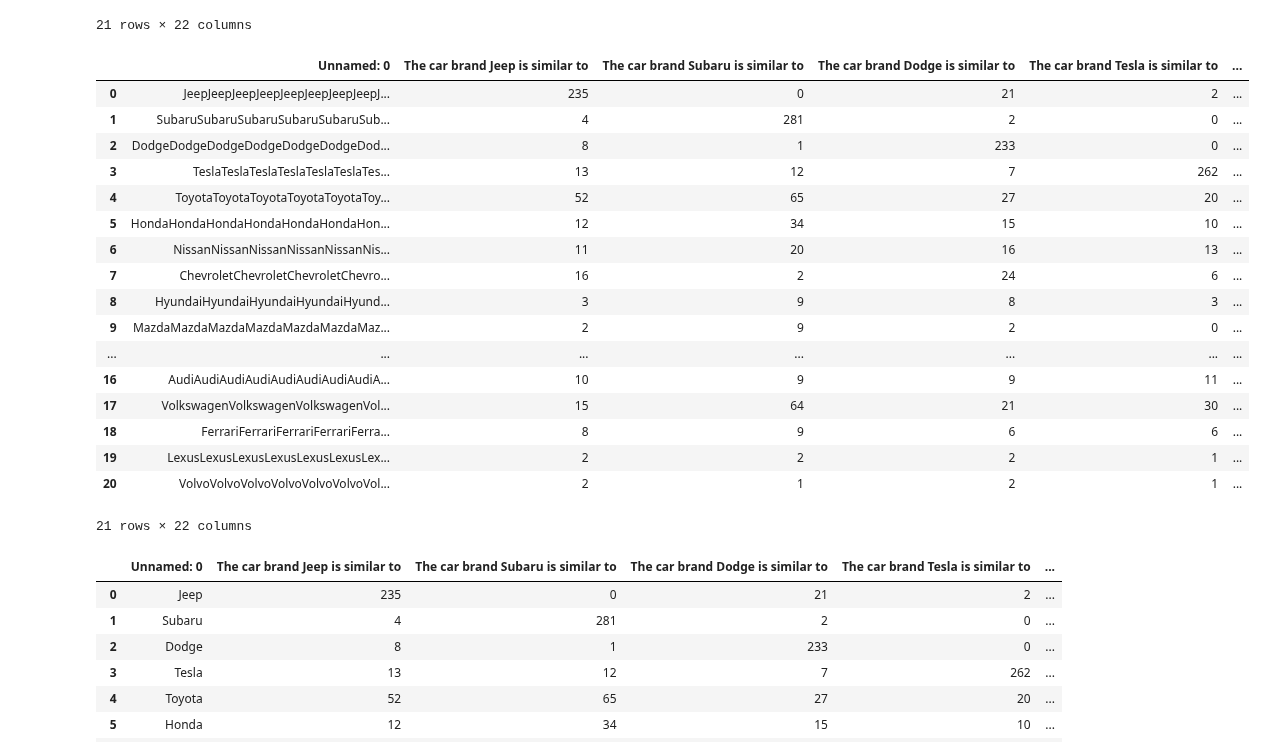
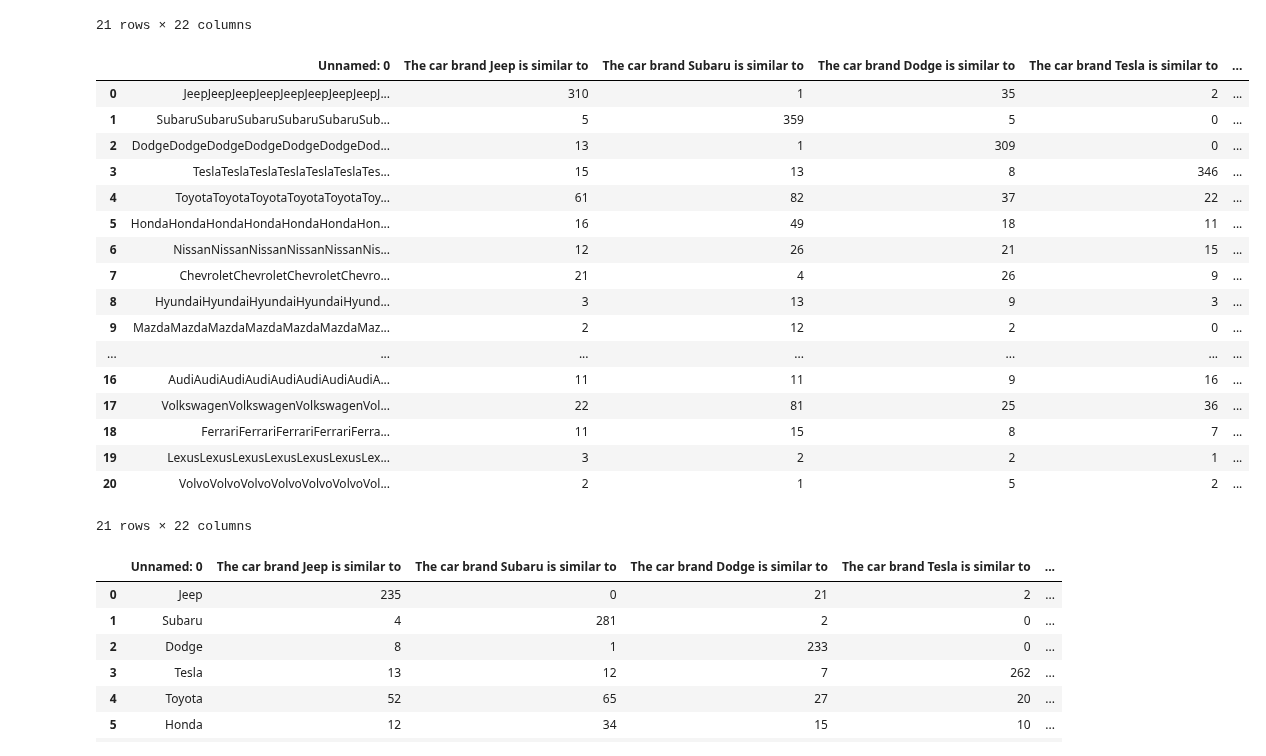
Before and after one commit to albtang/Katona-AI-Research, a Jupyter notebook: src/data/Merger.ipynb, the cells around one changed output. Drawn from its saved outputs; the diff is of its cells as text; code cells hidden in the pictures.

```diff
--- a/src/data/Merger.ipynb
+++ b/src/data/Merger.ipynb
@@ -60,26 +58,26 @@ df2
 | 20 | Volvo | 0 | 0 | 0 | 0 | ... |
 21 rows × 22 columns
 # %%
-joined = df1+df2+df3+df4+df5+df6+df7+df8+df9+df10
+joined = df1+df2+df3+df4+df5+df6+df7+df8+df9+df10+df11+df13+df14
 joined
 # %% [output]
 |  | Unnamed: 0 | The car brand Jeep is similar to | The car brand Subaru is similar to | The car brand Dodge is similar to | The car brand Tesla is similar to | ... |
-| 0 | JeepJeepJeepJeepJeepJeepJeepJeepJ... | 235 | 0 | 21 | 2 | ... |
-| 1 | SubaruSubaruSubaruSubaruSubaruSub... | 4 | 281 | 2 | 0 | ... |
-| 2 | DodgeDodgeDodgeDodgeDodgeDodgeDod... | 8 | 1 | 233 | 0 | ... |
-| 3 | TeslaTeslaTeslaTeslaTeslaTeslaTes... | 13 | 12 | 7 | 262 | ... |
-| 4 | ToyotaToyotaToyotaToyotaToyotaToy... | 52 | 65 | 27 | 20 | ... |
-| 5 | HondaHondaHondaHondaHondaHondaHon... | 12 | 34 | 15 | 10 | ... |
-| 6 | NissanNissanNissanNissanNissanNis... | 11 | 20 | 16 | 13 | ... |
-| 7 | ChevroletChevroletChevroletChevro... | 16 | 2 | 24 | 6 | ... |
-| 8 | HyundaiHyundaiHyundaiHyundaiHyund... | 3 | 9 | 8 | 3 | ... |
-| 9 | MazdaMazdaMazdaMazdaMazdaMazdaMaz... | 2 | 9 | 2 | 0 | ... |
+| 0 | JeepJeepJeepJeepJeepJeepJeepJeepJ... | 310 | 1 | 35 | 2 | ... |
+| 1 | SubaruSubaruSubaruSubaruSubaruSub... | 5 | 359 | 5 | 0 | ... |
+| 2 | DodgeDodgeDodgeDodgeDodgeDodgeDod... | 13 | 1 | 309 | 0 | ... |
+| 3 | TeslaTeslaTeslaTeslaTeslaTeslaTes... | 15 | 13 | 8 | 346 | ... |
+| 4 | ToyotaToyotaToyotaToyotaToyotaToy... | 61 | 82 | 37 | 22 | ... |
+| 5 | HondaHondaHondaHondaHondaHondaHon... | 16 | 49 | 18 | 11 | ... |
+| 6 | NissanNissanNissanNissanNissanNis... | 12 | 26 | 21 | 15 | ... |
+| 7 | ChevroletChevroletChevroletChevro... | 21 | 4 | 26 | 9 | ... |
+| 8 | HyundaiHyundaiHyundaiHyundaiHyund... | 3 | 13 | 9 | 3 | ... |
+| 9 | MazdaMazdaMazdaMazdaMazdaMazdaMaz... | 2 | 12 | 2 | 0 | ... |
 | ... | ... | ... | ... | ... | ... | ... |
-| 16 | AudiAudiAudiAudiAudiAudiAudiAudiA... | 10 | 9 | 9 | 11 | ... |
-| 17 | VolkswagenVolkswagenVolkswagenVol... | 15 | 64 | 21 | 30 | ... |
-| 18 | FerrariFerrariFerrariFerrariFerra... | 8 | 9 | 6 | 6 | ... |
-| 19 | LexusLexusLexusLexusLexusLexusLex... | 2 | 2 | 2 | 1 | ... |
-| 20 | VolvoVolvoVolvoVolvoVolvoVolvoVol... | 2 | 1 | 2 | 1 | ... |
+| 16 | AudiAudiAudiAudiAudiAudiAudiAudiA... | 11 | 11 | 9 | 16 | ... |
+| 17 | VolkswagenVolkswagenVolkswagenVol... | 22 | 81 | 25 | 36 | ... |
+| 18 | FerrariFerrariFerrariFerrariFerra... | 11 | 15 | 8 | 7 | ... |
+| 19 | LexusLexusLexusLexusLexusLexusLex... | 3 | 2 | 2 | 1 | ... |
+| 20 | VolvoVolvoVolvoVolvoVolvoVolvoVol... | 2 | 1 | 5 | 2 | ... |
 21 rows × 22 columns
 # %%
 joined['Unnamed: 0'] = df1['Unnamed: 0']
```
Also changed, not shown: parts of 2 cells of this notebook, 2 other files.
